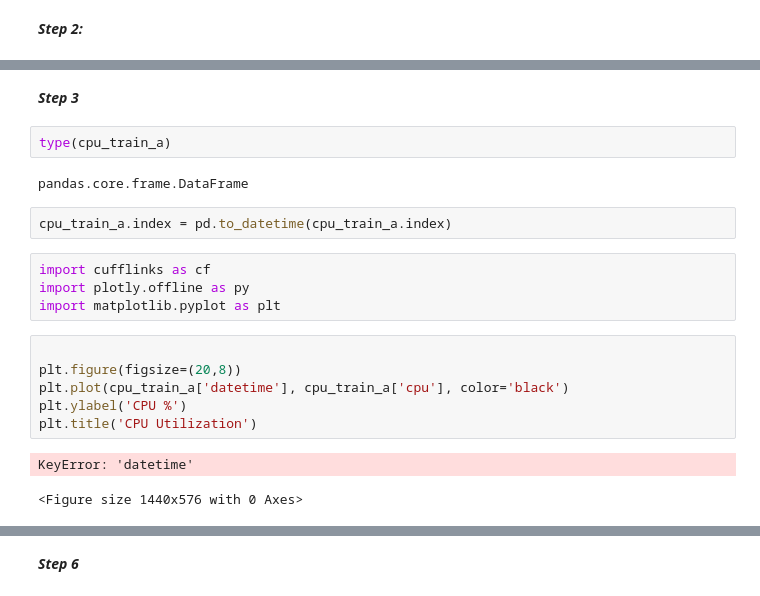
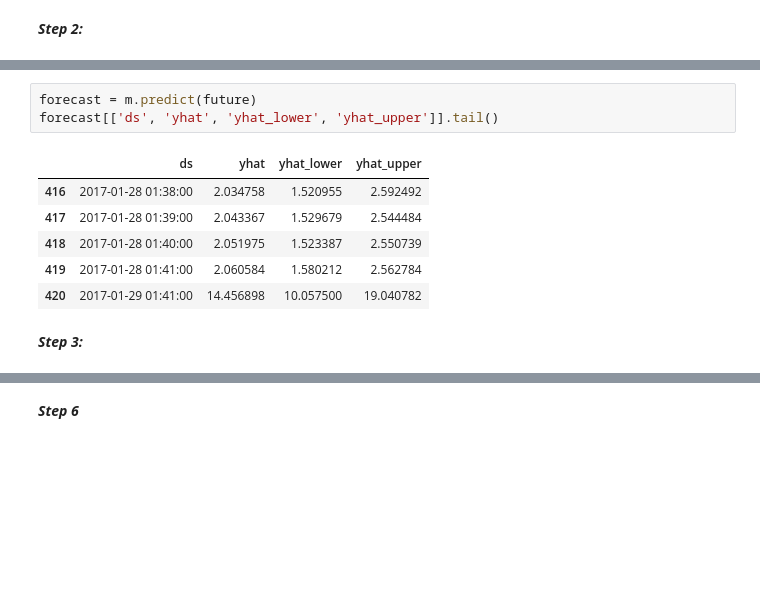
Before and after one commit to luisOliari/Alternative-time-series-project, a Jupyter notebook: src/explore.ipynb, the cells around one changed output, grey strips where cells are left out. Saved outputs shown, nothing was run; the diff lists cells and outputs as text; blank space fills up the shorter version.

```diff
--- a/src/explore.ipynb
+++ b/src/explore.ipynb
@@ -128,21 +134,12 @@ plt.plot(cpu_test_b['cpu'],'b')
+# %%
+forecast = m.predict(future)
+forecast[['ds', 'yhat', 'yhat_lower', 'yhat_upper']].tail()
+# %% [output]
+|  | ds | yhat | yhat_lower | yhat_upper |
+| 416 | 2017-01-28 01:38:00 | 2.034758 | 1.520955 | 2.592492 |
+| 417 | 2017-01-28 01:39:00 | 2.043367 | 1.529679 | 2.544484 |
+| 418 | 2017-01-28 01:40:00 | 2.051975 | 1.523387 | 2.550739 |
+| 419 | 2017-01-28 01:41:00 | 2.060584 | 1.580212 | 2.562784 |
+| 420 | 2017-01-29 01:41:00 | 14.456898 | 10.057500 | 19.040782 |
 # %% [markdown]
-***Step 3***
+***Step 3:***
-# %%
-type(cpu_train_a)
-# %% [output]
-pandas.core.frame.DataFrame
-# %%
-cpu_train_a.index = pd.to_datetime(cpu_train_a.index)
-# %%
-import cufflinks as cf
-import plotly.offline as py
-import matplotlib.pyplot as plt
-# %%
-
-plt.figure(figsize=(20,8))
-plt.plot(cpu_train_a['datetime'], cpu_train_a['cpu'], color='black')
-plt.ylabel('CPU %')
-plt.title('CPU Utilization')
-# %% [output]
-KeyError: 'datetime'
-<Figure size 1440x576 with 0 Axes>
```
Also changed, not shown: parts of 27 cells of this notebook.
